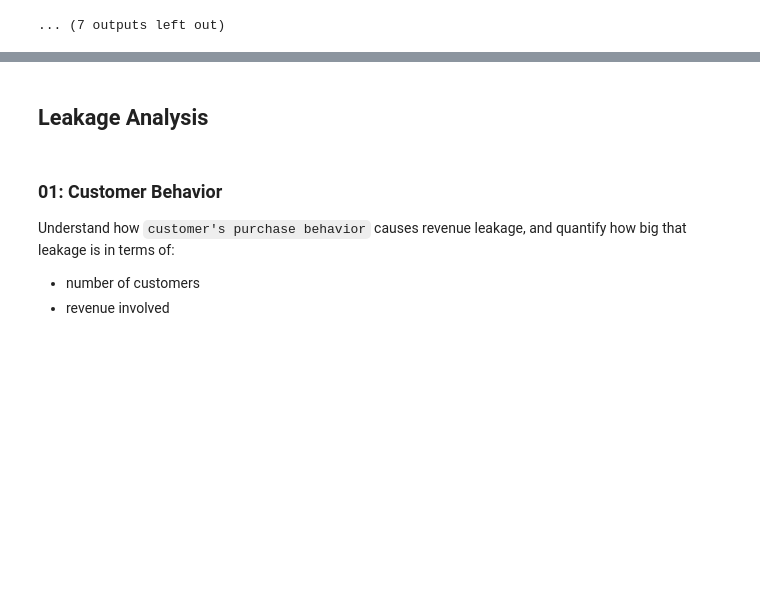
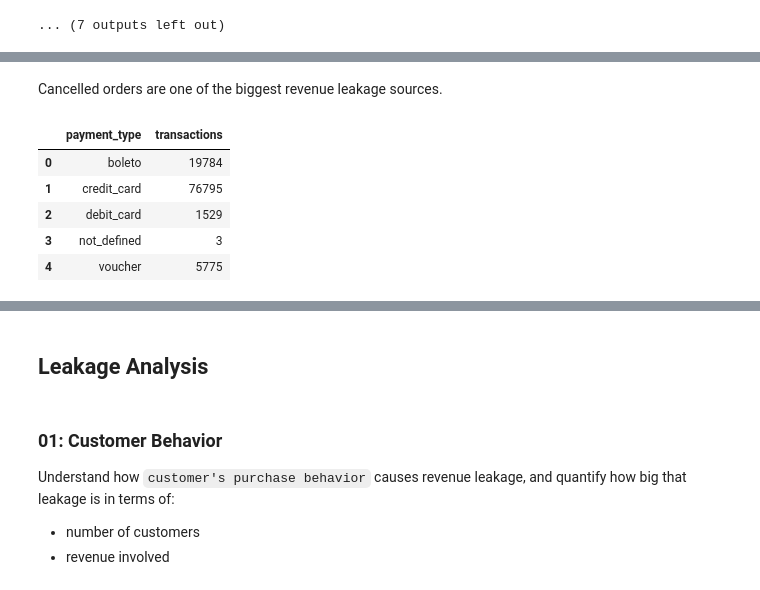
Before and after one commit to anuragchauhan21/Revenue_Risk_Analysis, a Jupyter notebook: revenue_leakage_analysis.ipynb, the cells around one changed output, grey strips where cells are left out. Saved outputs shown, nothing was run; the diff lists cells and outputs as text; code cells hidden in the pictures; blank space fills up the shorter version.

```diff
--- a/revenue_leakage_analysis.ipynb
+++ b/revenue_leakage_analysis.ipynb
@@ -144,0 +408,15 @@ Table : orders
+# %% [markdown]
+Cancelled orders are one of the biggest revenue leakage sources.
+# %%
+# Valid Payment Methods
+pd.read_sql(""" SELECT payment_type, COUNT(*) AS transactions
+                FROM payments
+                GROUP BY payment_type
+""", conn)
+# %% [output]
+|  | payment_type | transactions |
+| 0 | boleto | 19784 |
+| 1 | credit_card | 76795 |
+| 2 | debit_card | 1529 |
+| 3 | not_defined | 3 |
+| 4 | voucher | 5775 |
```
Also changed, not shown: parts of 28 cells of this notebook.
